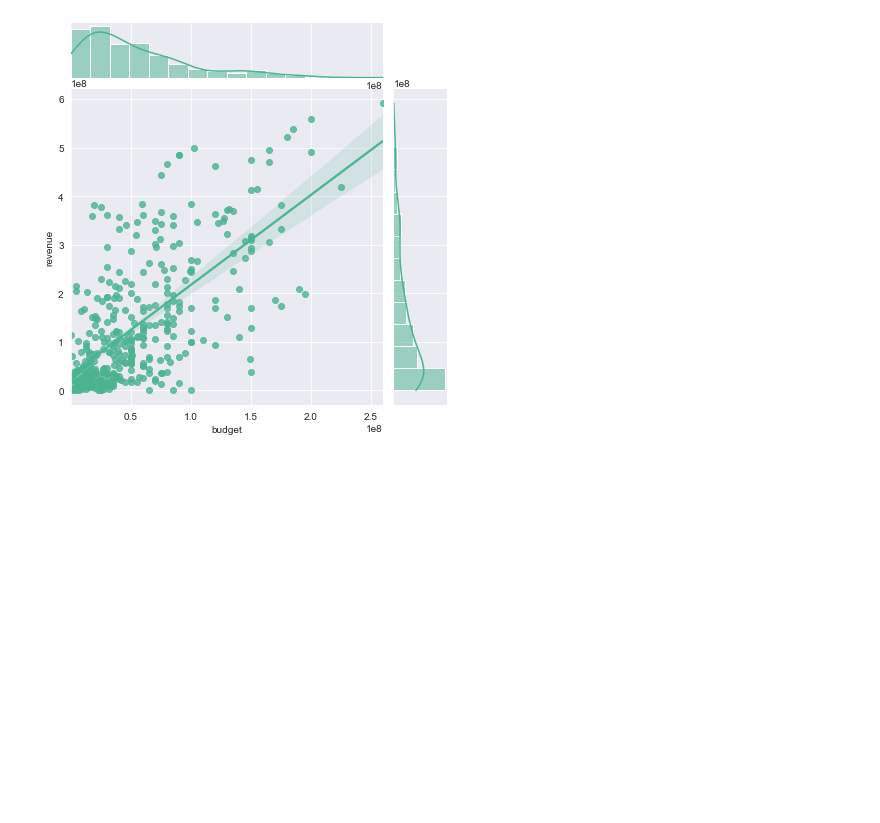
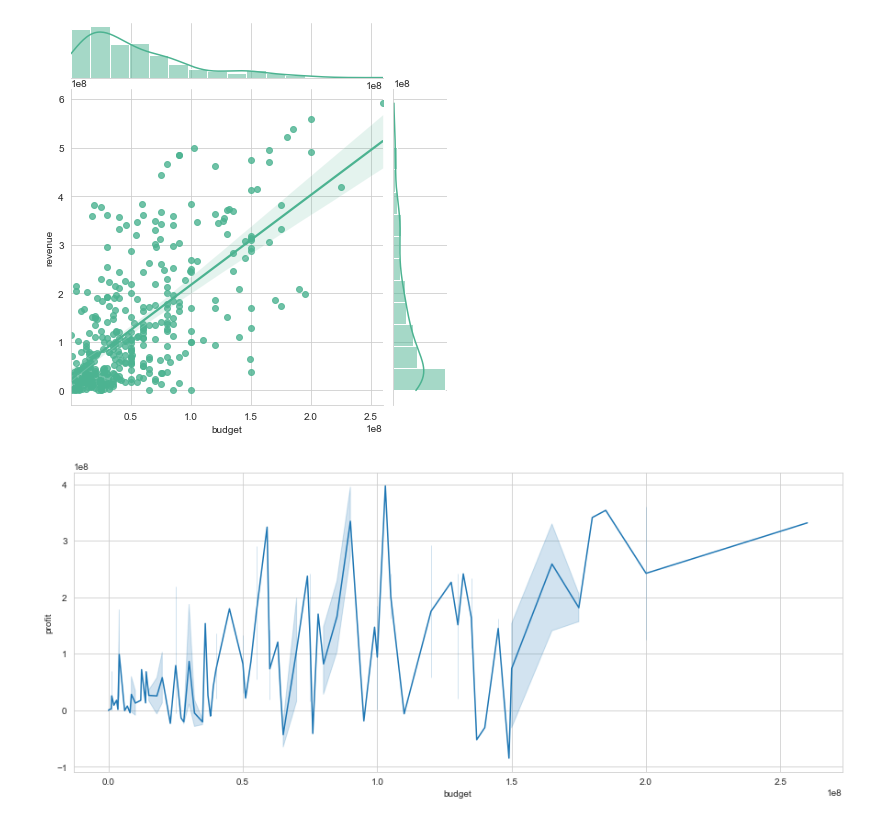
Before and after one commit to krbendol/movie_analysis_Microsoft, a Jupyter notebook: Data_Work.ipynb, the cells around one changed output. Cells and saved outputs as stored; diff of their text form; code cells hidden in the pictures; blank space fills up the shorter version.

Commit message:
animation profits

```diff
--- a/Data_Work.ipynb
+++ b/Data_Work.ipynb
@@ -124,7 +124,7 @@ memory usage: 1.3+ MB
 # %%
 #making some starting graphs to get a better idea for what we're working with
 #profit by genre barplot and boxplot below
-sns.set_style("darkgrid")
+sns.set_style("whitegrid")
 fig, ax = plt.subplots(figsize=(24,12))
 plt.ticklabel_format(style="plain")
 ax.barh(df_temp["genres"], df_temp["profit"], color="#58b09e")
@@ -219,3 +219,10 @@ sns.jointplot(x=df_family["budget"], y=df_family["revenue"], kind="hex", color="
 sns.jointplot(x=df_family["budget"], y=df_family["revenue"], kind="reg", color="#4CB391");
 # %% [output]
 [figure]
+# %%
+df_anim = df_temp[df_temp["genres"] == "Animation"]
+
+fig10, ax10 = plt.subplots(figsize=(15,6))
+sns.lineplot(x=df_anim["budget"], y=df_anim["profit"]);
+# %% [output]
+[figure, added]
```
